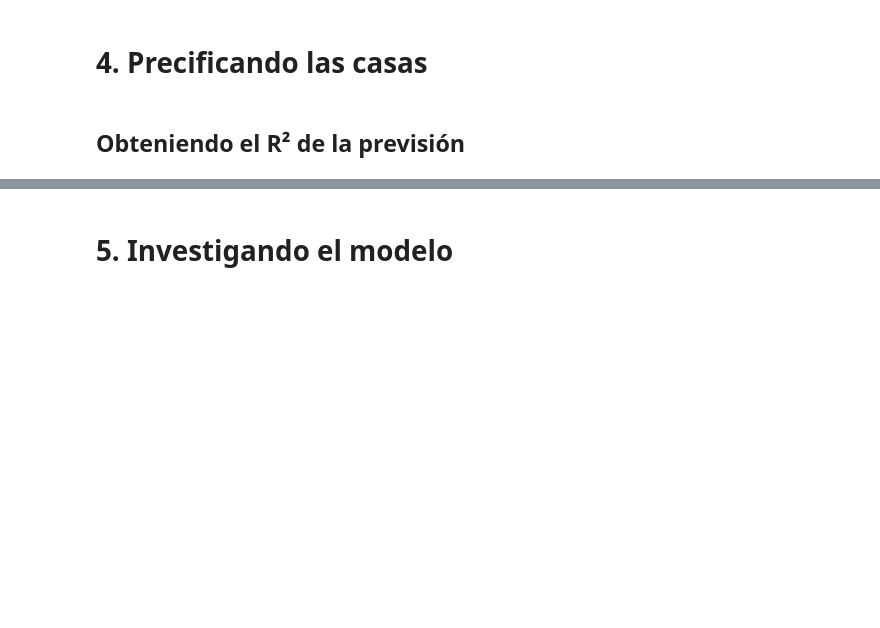
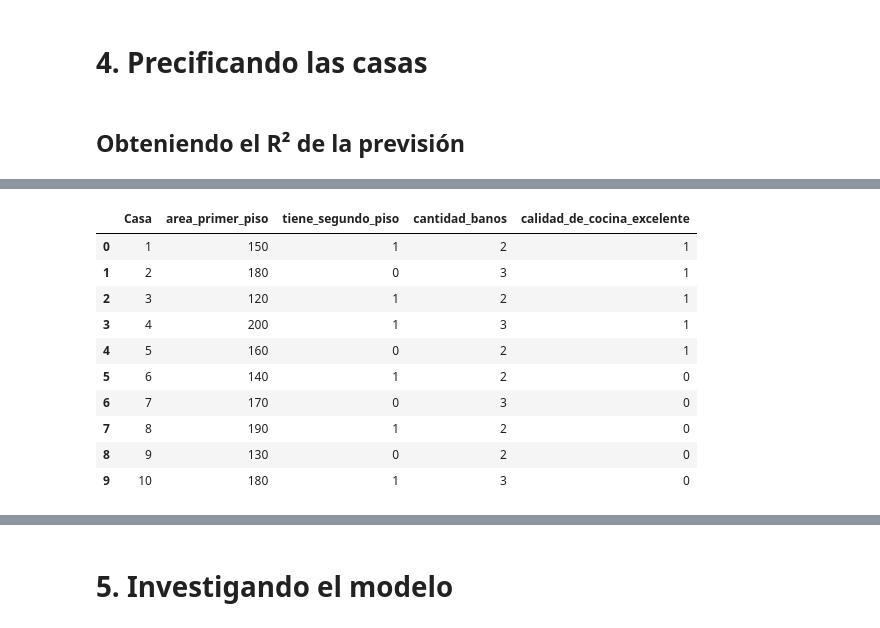
Before and after one commit to Nataliahfk/estadistica_python, a Jupyter notebook: precios_de_inmuebles_regresion_lineal.ipynb, the cells around one changed output, grey strips where cells are left out. Drawn from its saved outputs; the diff is of its cells as text; code cells hidden in the pictures; blank space fills up the shorter version.

```diff
--- a/precios_de_inmuebles_regresion_lineal.ipynb
+++ b/precios_de_inmuebles_regresion_lineal.ipynb
@@ -534,3 +590,17 @@ Cuál es el modelo?
 <img src="https://i.imgur.com/i0skFlB.jpeg" width="600"/>
 # %%
 # Leyendo varias casas?
+nuevas_casas = pd.read_csv('/content/nuevas_casas.csv', sep= ';')
+nuevas_casas
+# %% [output]
+|  | Casa | area_primer_piso | tiene_segundo_piso | cantidad_banos | calidad_de_cocina_excelente |
+| 0 | 1 | 150 | 1 | 2 | 1 |
+| 1 | 2 | 180 | 0 | 3 | 1 |
+| 2 | 3 | 120 | 1 | 2 | 1 |
+| 3 | 4 | 200 | 1 | 3 | 1 |
+| 4 | 5 | 160 | 0 | 2 | 1 |
+| 5 | 6 | 140 | 1 | 2 | 0 |
+| 6 | 7 | 170 | 0 | 3 | 0 |
+| 7 | 8 | 190 | 1 | 2 | 0 |
+| 8 | 9 | 130 | 0 | 2 | 0 |
+| 9 | 10 | 180 | 1 | 3 | 0 |
```
Also changed, not shown: parts of 23 cells of this notebook.
